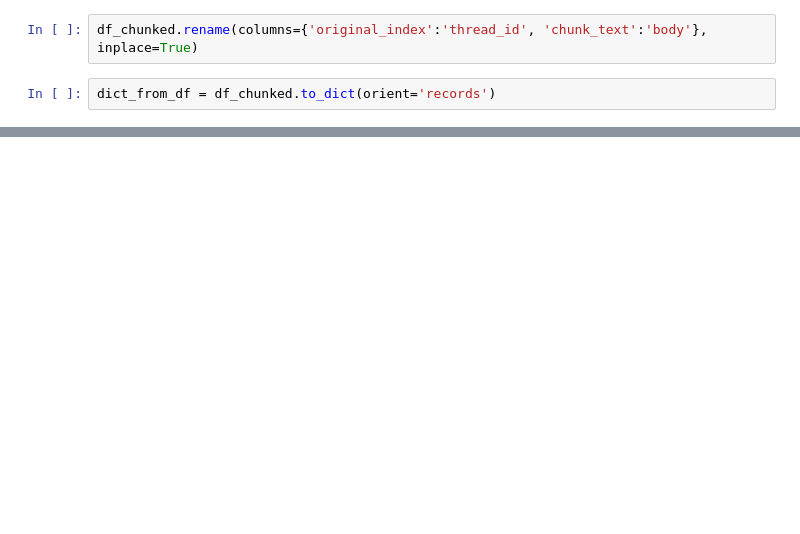
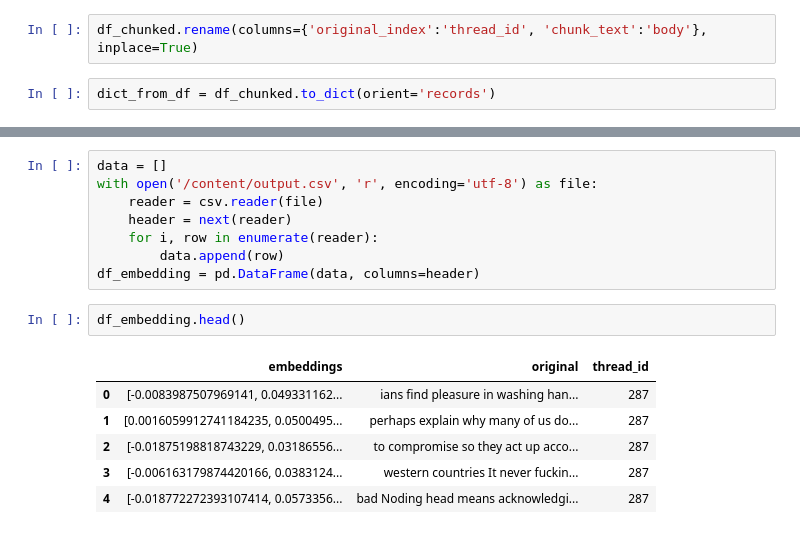
Before and after one commit to indiravats/GPT4Bias-Removal, a Jupyter notebook: mitigation/Rag_Social_ethics.ipynb, the cells around one changed output, grey strips where cells are left out. Cells and saved outputs as stored; diff of their text form; blank space fills up the shorter version.

```diff
--- a/mitigation/Rag_Social_ethics.ipynb
+++ b/mitigation/Rag_Social_ethics.ipynb
@@ -358,0 +300,17 @@ call_embedding_save_to_csv()
+# %%
+data = []
+with open('/content/output.csv', 'r', encoding='utf-8') as file:
+    reader = csv.reader(file)
+    header = next(reader)
+    for i, row in enumerate(reader):
+        data.append(row)
+df_embedding = pd.DataFrame(data, columns=header)
+# %%
+df_embedding.head()
+# %% [output]
+|  | embeddings | original | thread_id |
+| 0 | [-0.0083987507969141, 0.049331162... | ians find pleasure in washing han... | 287 |
+| 1 | [0.0016059912741184235, 0.0500495... | perhaps explain why many of us do... | 287 |
+| 2 | [-0.01875198818743229, 0.03186556... | to compromise so they act up acco... | 287 |
+| 3 | [-0.006163179874420166, 0.0383124... | western countries It never fuckin... | 287 |
+| 4 | [-0.018772272393107414, 0.0573356... | bad Noding head means acknowledgi... | 287 |
```
Also changed, not shown: parts of 52 cells of this notebook.
